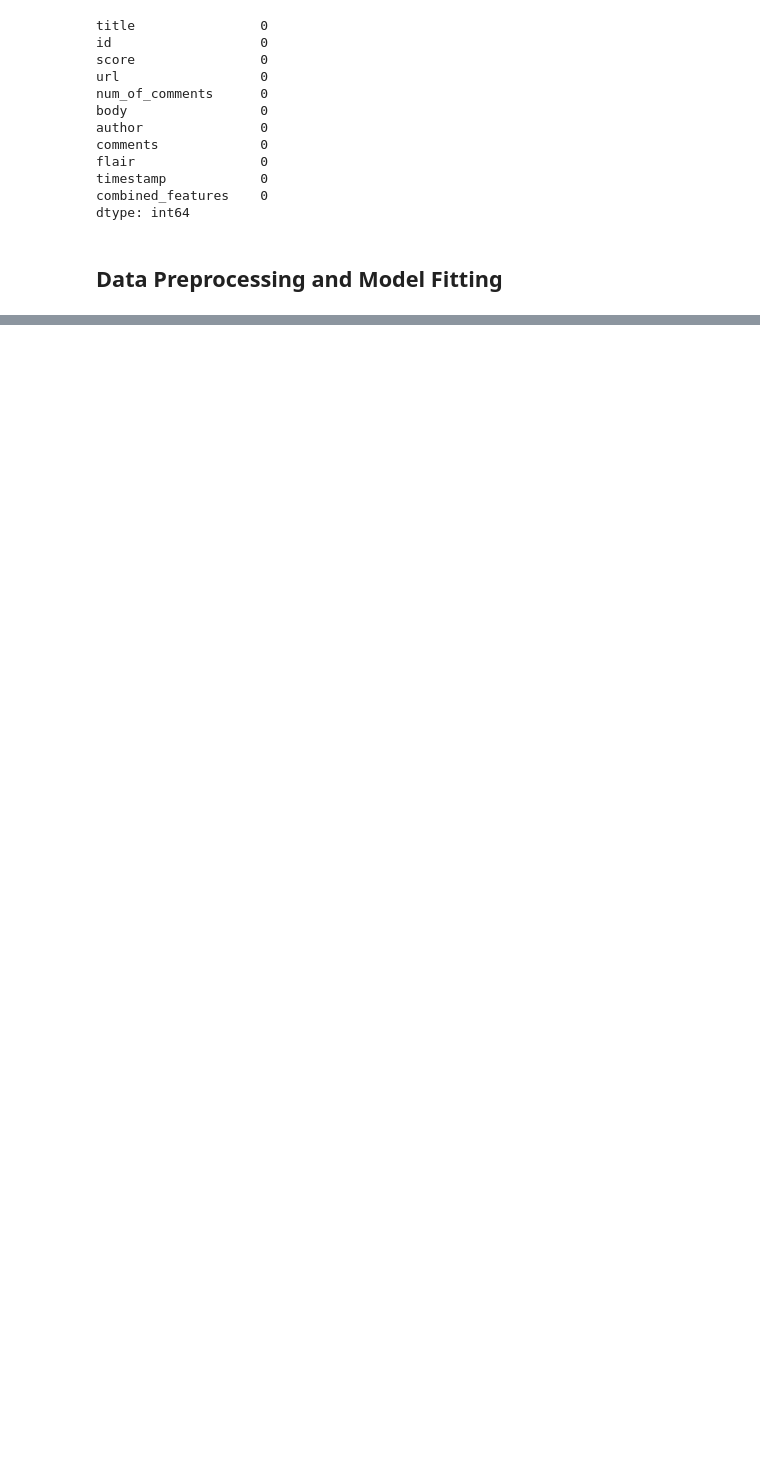
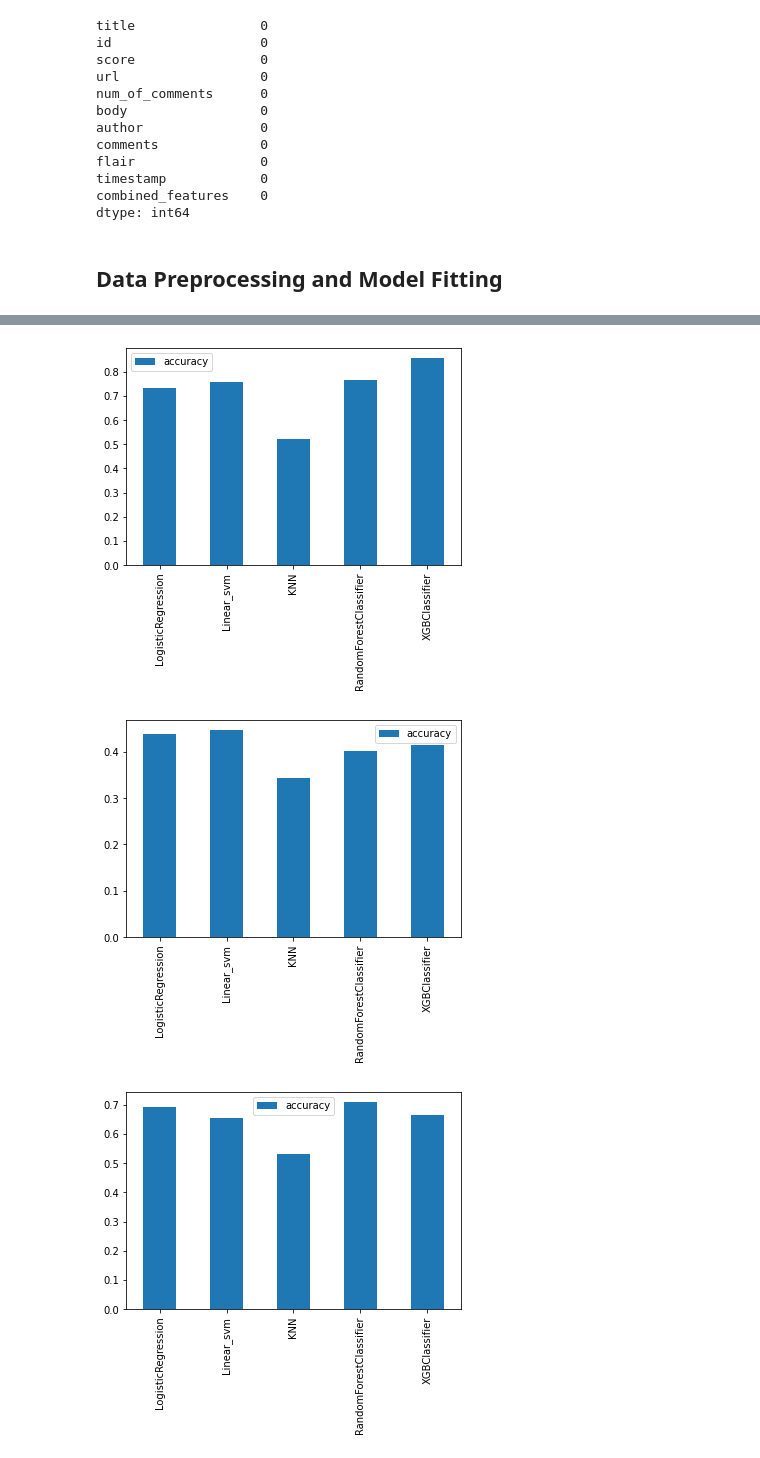
Before and after one commit to shubhigupta991/Reddit-Flair-Detection, a Jupyter notebook: scripts/Modelling.ipynb, the cells around one changed output, grey strips where cells are left out. Drawn from its saved outputs; the diff is of its cells as text; code cells hidden in the pictures; blank space fills up the shorter version.

```diff
--- a/scripts/Modelling.ipynb
+++ b/scripts/Modelling.ipynb
@@ -57,7 +59,7 @@ def fit_and_score(models,X_train,y_train,X_test,y_test) :
     for model_name, model in models.items() :
         model = Pipeline([('vect', CountVectorizer()),
                   ('tfidf', TfidfTransformer()),
-                  ('clf', model)])
+                  (model_name, model)])
         print(f'Fitting {model_name} .....')
         model.fit(X_train,y_train)
         print(f'Evaluating {model_name} .....')
@@ -73,18 +73,19 @@ models = {'LogisticRegression' : LogisticRegression(),
           'RandomForestClassifier' : RandomForestClassifier(),
           'XGBClassifier' : XGBClassifier()}
 # %%
-features = {'V' : data['combined_features'],
-'W' : data['comments'],
-'X' = data['title'],
-'Y' = data['body'],
-'Z' = data['url']}
+features = {'combined_features' : data['combined_features'],
+'comments' : data['comments'],
+'title' : data['title'],
+'body' : data['body'],
+'url' : data['url']}
 
- cat = data['flair']
+cat = data['flair']
 # %%
+scores = {}
+
 for feature in features:
-  scores = {}
 
-  X_train,X_test,y_train,y_test = train_test_split(feature,cat,test_size=0.2, random_state = 21)
+  X_train,X_test,y_train,y_test = train_test_split(features[feature],cat,test_size=0.2, random_state = 21)
   print(f'Flair Detection using {feature} as Feature')
   model_scores = fit_and_score(models,X_train,y_train,X_test,y_test)
 
@@ -91,0 +131,9 @@ for feature in features:
+# %%
+
+
+for feature,score in scores.items():
+  model_compare = pd.DataFrame(score,index = ['accuracy'])
+# %% [output]
+[figure, added]
+[figure, added]
+[figure, added]
```
Also changed, not shown: parts of 6 cells of this notebook.
